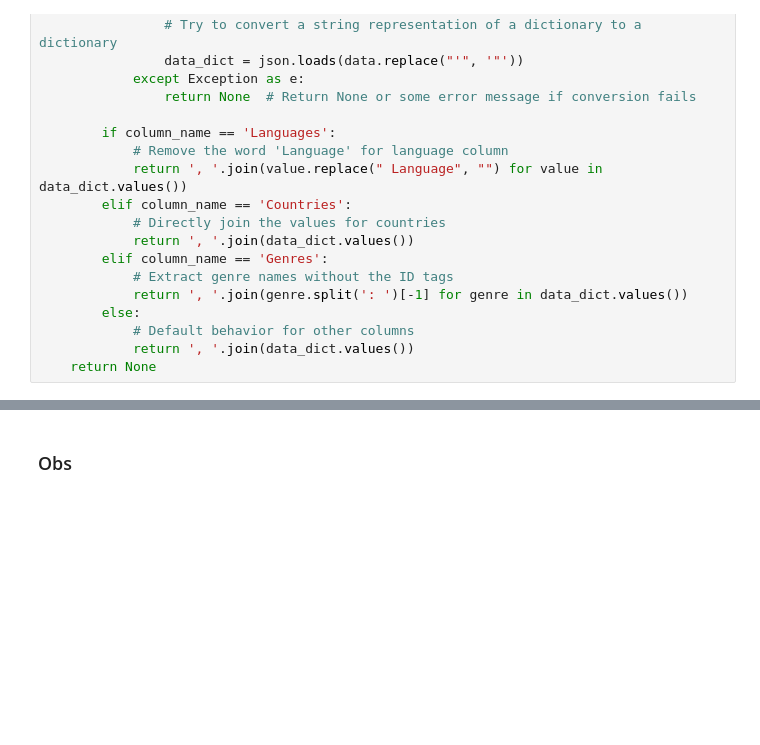
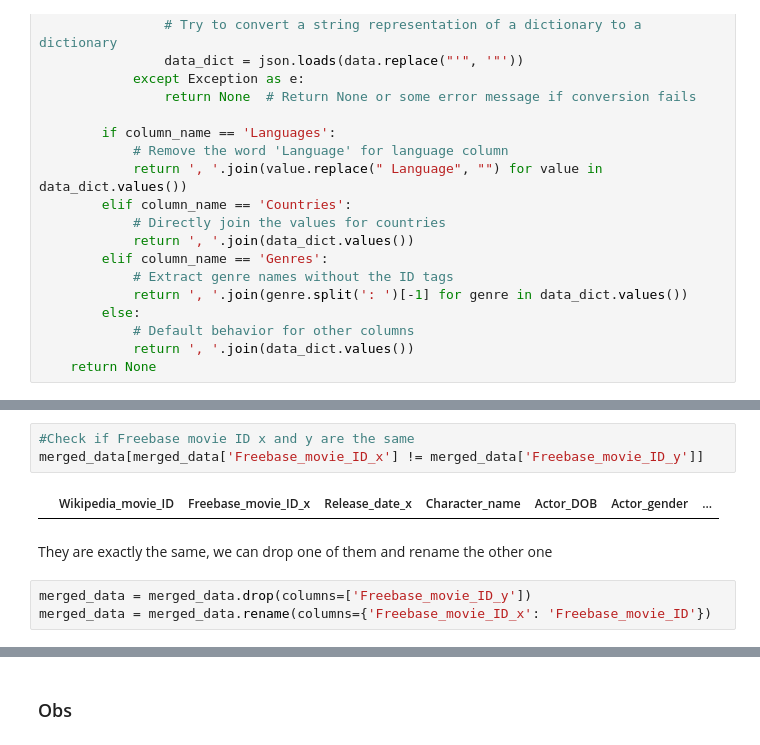
Before and after one commit to epfl-ada/ada-2024-project-dondata2025, a Jupyter notebook: juldib_preprocess.ipynb, the cells around one changed output, grey strips where cells are left out. Saved outputs shown, nothing was run; the diff lists cells and outputs as text; blank space fills up the shorter version.

```diff
--- a/juldib_preprocess.ipynb
+++ b/juldib_preprocess.ipynb
@@ -181,0 +115,10 @@ merged_data.head(20)
+# %%
+#Check if Freebase movie ID x and y are the same
+merged_data[merged_data['Freebase_movie_ID_x'] != merged_data['Freebase_movie_ID_y']]
+# %% [output]
+|  | Wikipedia_movie_ID | Freebase_movie_ID_x | Release_date_x | Character_name | Actor_DOB | Actor_gender | ... |
+# %% [markdown]
+They are exactly the same, we can drop one of them and rename the other one
+# %%
+merged_data = merged_data.drop(columns=['Freebase_movie_ID_y'])
+merged_data = merged_data.rename(columns={'Freebase_movie_ID_x': 'Freebase_movie_ID'})
```
Also changed, not shown: parts of 14 cells of this notebook, 1 other file.
